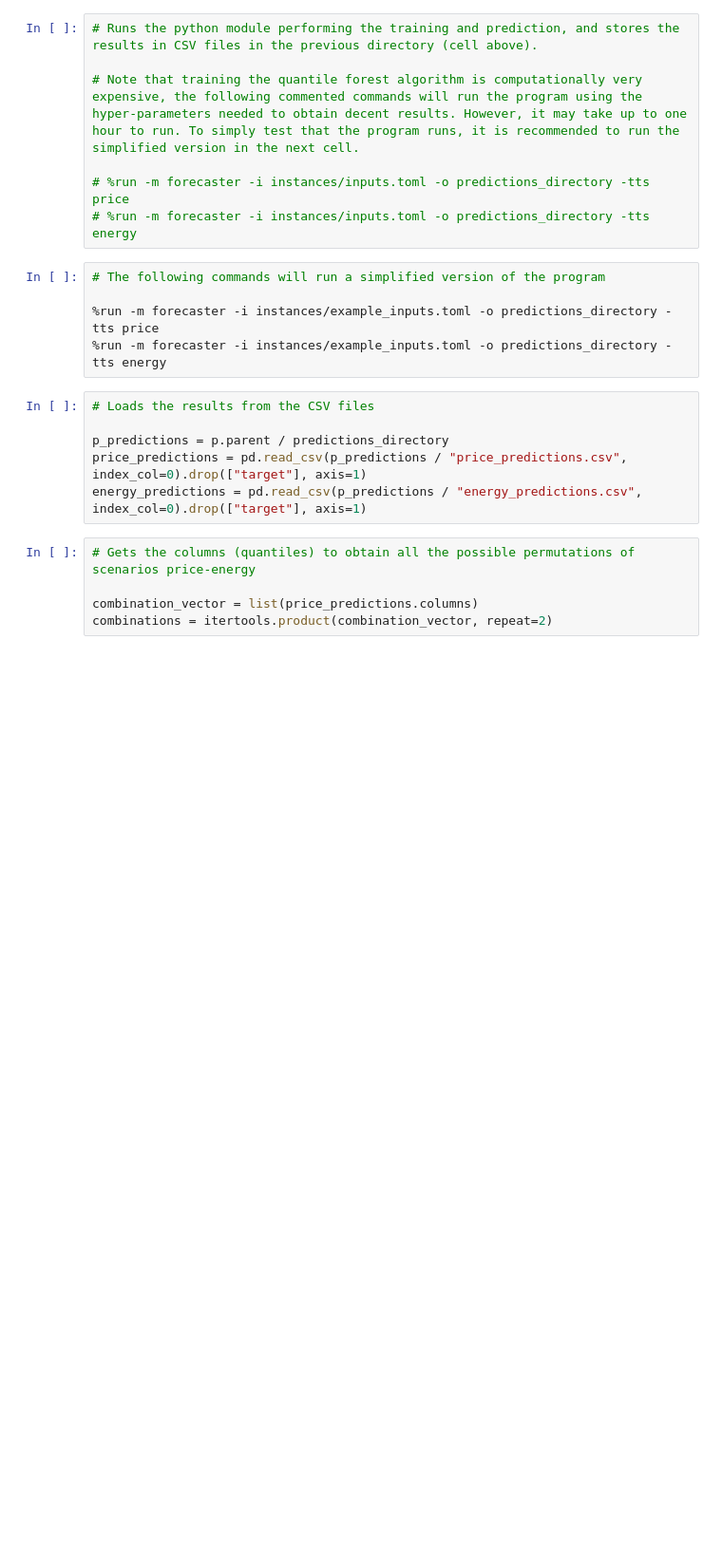
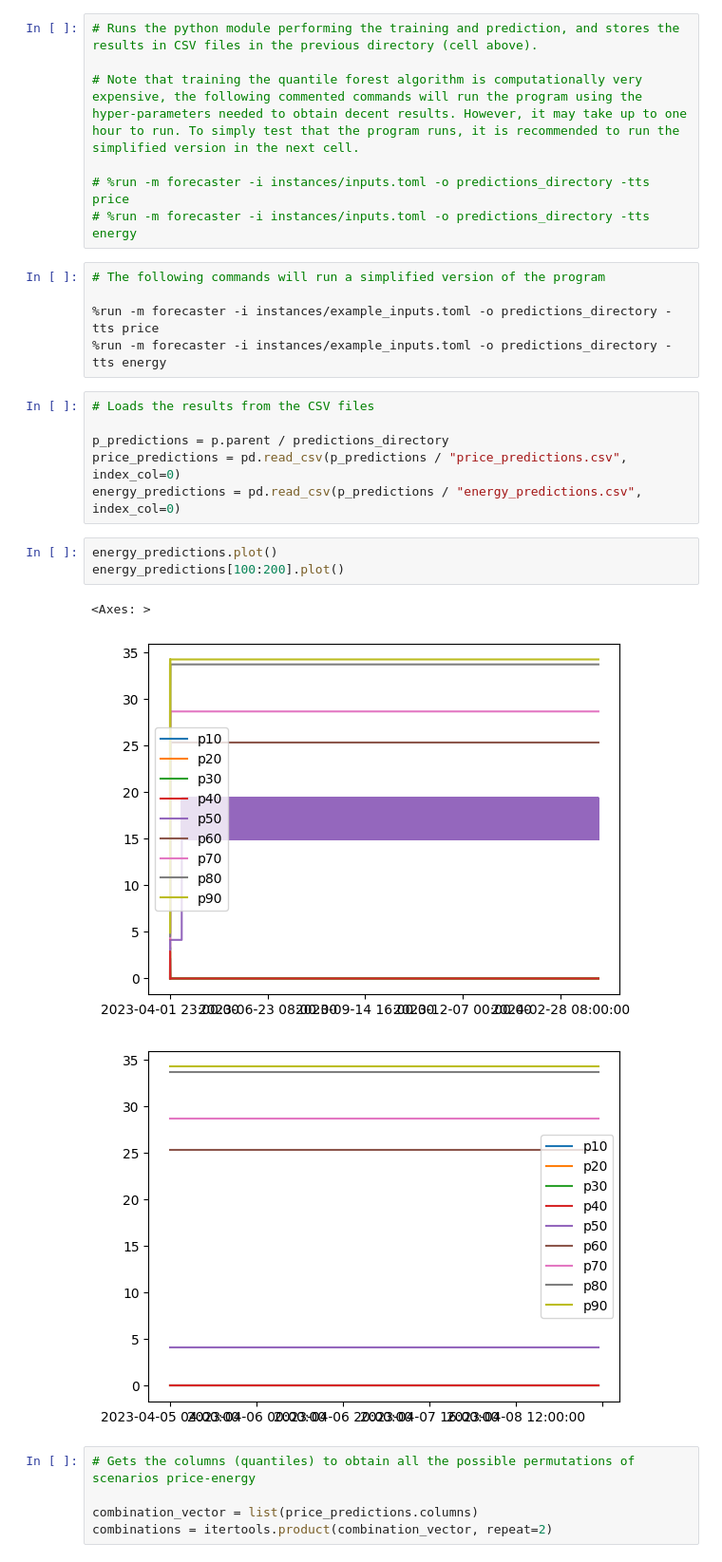
Before and after one commit to manueldevillena/forecast-earnings, a Jupyter notebook: notebooks/projected_earnings.ipynb, the cells around one changed output. Shown at 95% size. Drawn from its saved outputs; the diff is of its cells as text; blank space fills up the shorter version.

```diff
--- a/notebooks/projected_earnings.ipynb
+++ b/notebooks/projected_earnings.ipynb
@@ -30,8 +30,15 @@ predictions_directory = "example_results"
 # Loads the results from the CSV files
 
 p_predictions = p.parent / predictions_directory
-price_predictions = pd.read_csv(p_predictions / "price_predictions.csv", index_col=0).drop(["target"], axis=1)
-energy_predictions = pd.read_csv(p_predictions / "energy_predictions.csv", index_col=0).drop(["target"], axis=1)
+price_predictions = pd.read_csv(p_predictions / "price_predictions.csv", index_col=0)
+energy_predictions = pd.read_csv(p_predictions / "energy_predictions.csv", index_col=0)
+# %%
+energy_predictions.plot()
+energy_predictions[100:200].plot()
+# %% [output]
+<Axes: >
+[figure, added]
+[figure, added]
 # %%
 # Gets the columns (quantiles) to obtain all the possible permutations of scenarios price-energy
 
```
Also changed, not shown: parts of 3 cells of this notebook, 8 other files.
